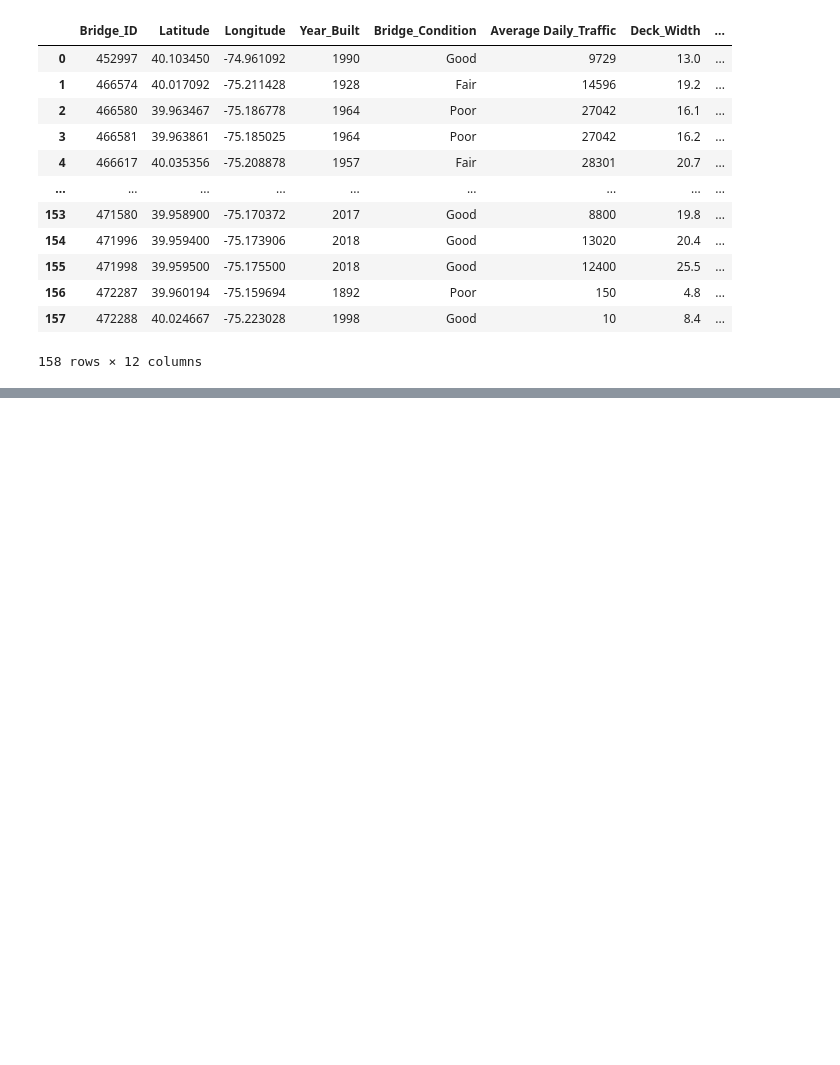
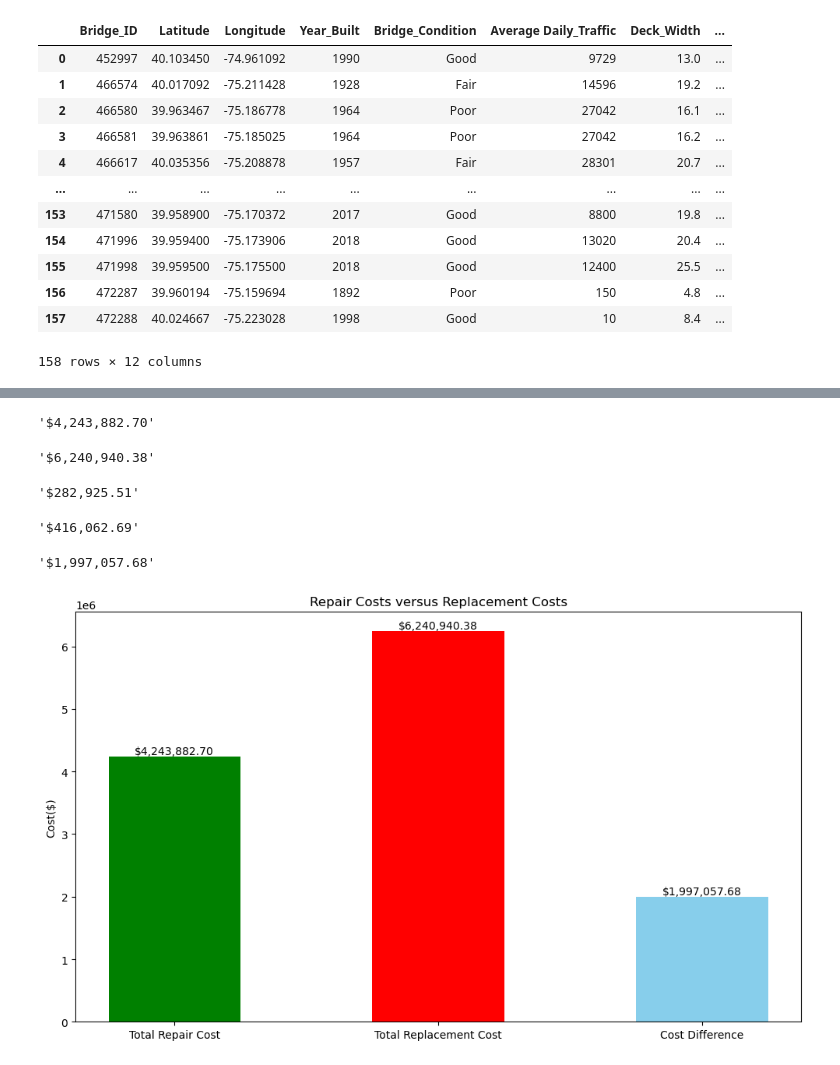
Before and after one commit to PatrickJohnDean/Project-3-Orange-Team, a Jupyter notebook: Visualization_Notebook.ipynb, the cells around one changed output, grey strips where cells are left out. Drawn from its saved outputs; the diff is of its cells as text; code cells hidden in the pictures; blank space fills up the shorter version.

```diff
--- a/Visualization_Notebook.ipynb
+++ b/Visualization_Notebook.ipynb
@@ -157,3 +159,54 @@ folium.LayerControl().add_to(myMap)
 myMap
 # %% [output]
 [interactive output not drawn]
+# %%
+# Create function to turn amount into currency format
+def format_currency(amount):
+    return '${:,.2f}'.format(amount)
+# %%
+# Find sum of repair costs for poor bridges with high traffic
+sum_repair = priority_df['Repair_Cost_Est'].sum()
+format_currency(sum_repair)
+# %% [output]
+'$4,243,882.70'
+# %%
+# Find sum of replacement costs for poor bridges with high traffic
+sum_replace = priority_df['Replacement_Cost_Est'].sum()
+format_currency(sum_replace)
+# %% [output]
+'$6,240,940.38'
+# %%
+# Find average of repair costs for poor bridges with high traffic
+avg_repair = priority_df['Repair_Cost_Est'].mean()
+format_currency(avg_repair)
+# %% [output]
+'$282,925.51'
+# %%
+# Find average of replacement costs for poor bridges with high traffic
+avg_replace = priority_df['Replacement_Cost_Est'].mean()
+format_currency(avg_replace)
+# %% [output]
+'$416,062.69'
+# %%
+# Calculate difference between sum
+difference = sum_replace - sum_repair
+format_currency(difference)
+# %% [output]
+'$1,997,057.68'
+# %%
+# Create bar of costs and difference
+labels = ['Total Repair Cost', 'Total Replacement Cost', 'Cost Difference']
+values = [sum_repair, sum_replace, difference]
+x_pos = np.arange(len(labels))
+plt.figure(figsize=(10,6))
+bars = plt.bar(labels, values, color=['green', 'red', 'skyblue'], width=0.5)
+plt.title('Repair Costs versus Replacement Costs')
+plt.ylabel('Cost($)')
+for bar, value in zip(bars, values):
+    plt.text(bar.get_x() + bar.get_width() / 2, bar.get_height(), format_currency(value),
+             ha='center', va='bottom', color='black', fontsize=10)
+plt.xticks(x_pos, labels, rotation=0)
+plt.tight_layout()
+plt.show()
+# %% [output]
+[figure, added]
```
Also changed, not shown: parts of 1 cell of this notebook, 3 other files.
